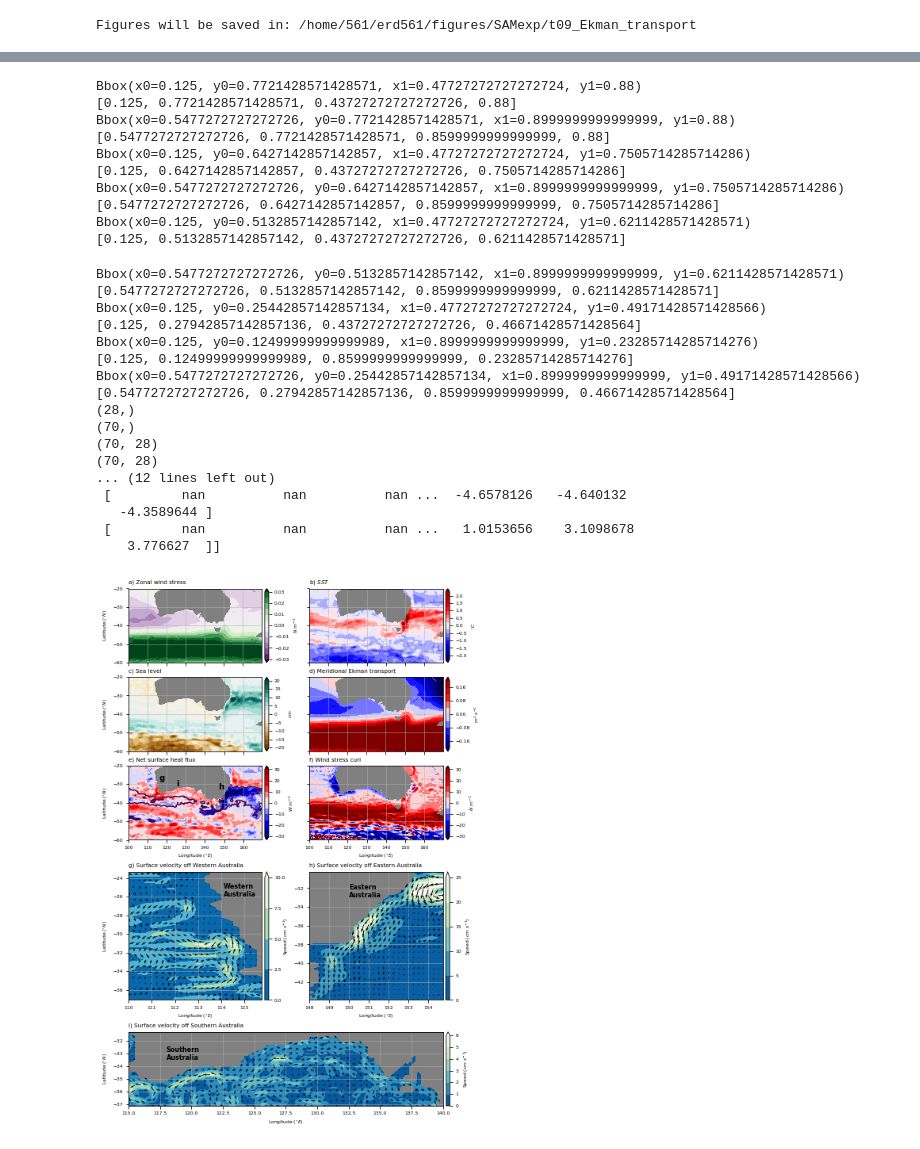
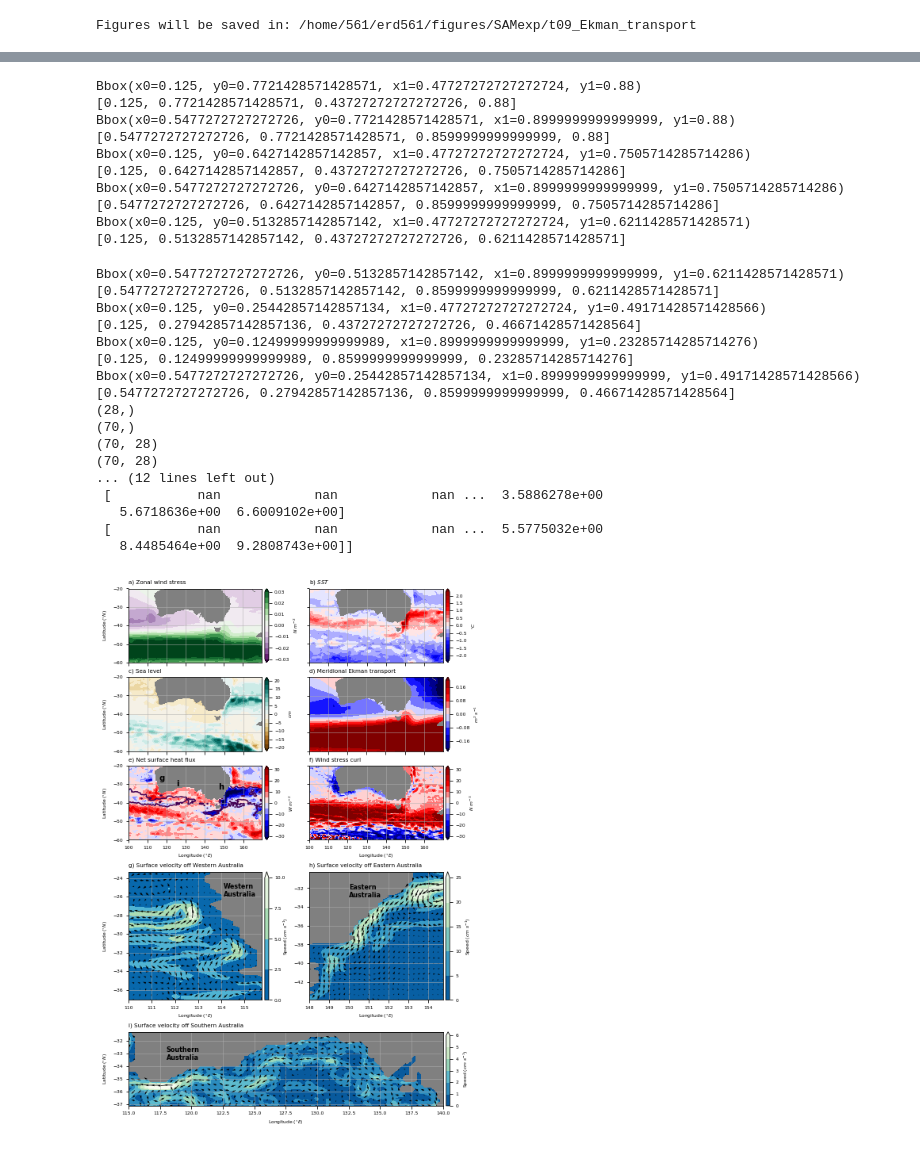
Before and after one commit to ERDuran/gfdl_nyf_1080_rcp85, a Jupyter notebook: t09_Ekman_transport.ipynb, the cells around one changed output, grey strips where cells are left out. Saved outputs shown, nothing was run; the diff lists cells and outputs as text; code cells hidden in the pictures.

```diff
--- a/t09_Ekman_transport.ipynb
+++ b/t09_Ekman_transport.ipynb
@@ -454,29 +373,29 @@ Wall time: 39.3 s
 # %%
-SST_nyf = SST.sel(year=slice(-9,0)).mean(dim='year')
-SST_hist5069 = SST.sel(year=slice(1,10)).mean(dim='year')
-SST_rcp85 = SST.sel(year=slice(11,20)).mean(dim='year')
+# SST_nyf = SST.sel(year=slice(-9,0)).mean(dim='year')
+SST_hist5069 = SST.sel(year=slice(0,9)).mean(dim='year')
+SST_rcp85 = SST.sel(year=slice(10,19)).mean(dim='year')
 
-tau_x_nyf = tau_x.sel(year=slice(-9,0)).mean(dim='year')
-tau_x_hist5069 = tau_x.sel(year=slice(1,10)).mean(dim='year')
-tau_x_rcp85 = tau_x.sel(year=slice(11,20)).mean(dim='year')
+# tau_x_nyf = tau_x.sel(year=slice(-9,0)).mean(dim='year')
+tau_x_hist5069 = tau_x.sel(year=slice(0,9)).mean(dim='year')
+tau_x_rcp85 = tau_x.sel(year=slice(10,19)).mean(dim='year')
 
-sea_level_nyf = sea_level.sel(year=slice(-9,0)).mean(dim='year')
-sea_level_hist5069 = sea_level.sel(year=slice(1,10)).mean(dim='year')
-sea_level_rcp85 = sea_level.sel(year=slice(11,20)).mean(dim='year')
+# sea_level_nyf = sea_level.sel(year=slice(-9,0)).mean(dim='year')
+sea_level_hist5069 = sea_level.sel(year=slice(0,9)).mean(dim='year')
+sea_level_rcp85 = sea_level.sel(year=slice(10,19)).mean(dim='year')
 
-u_nyf = u.sel(year=slice(-9,0)).mean(dim='year')
-u_hist5069 = u.sel(year=slice(1,10)).mean(dim='year')
-u_rcp85 = u.sel(year=slice(11,20)).mean(dim='year')
+# u_nyf = u.sel(year=slice(-9,0)).mean(dim='year')
+u_hist5069 = u.sel(year=slice(0,9)).mean(dim='year')
+u_rcp85 = u.sel(year=slice(10,19)).mean(dim='year')
 
-v_nyf = v.sel(year=slice(-9,0)).mean(dim='year')
-v_hist5069 = v.sel(year=slice(1,10)).mean(dim='year')
-v_rcp85 = v.sel(year=slice(11,20)).mean(dim='year')
+# v_nyf = v.sel(year=slice(-9,0)).mean(dim='year')
+v_hist5069 = v.sel(year=slice(0,9)).mean(dim='year')
+v_rcp85 = v.sel(year=slice(10,19)).mean(dim='year')
 
-net_sfc_heating_hist5069 = net_sfc_heating.sel(year=slice(1,10)).mean(dim='year')
-net_sfc_heating_rcp85 = net_sfc_heating.sel(year=slice(11,20)).mean(dim='year')
+net_sfc_heating_hist5069 = net_sfc_heating.sel(year=slice(0,9)).mean(dim='year')
+net_sfc_heating_rcp85 = net_sfc_heating.sel(year=slice(10,19)).mean(dim='year')
 
-tau_curl_hist5069 = tau_curl.sel(year=slice(1,10)).mean(dim='year')
-tau_curl_rcp85 = tau_curl.sel(year=slice(11,20)).mean(dim='year')
+tau_curl_hist5069 = tau_curl.sel(year=slice(0,9)).mean(dim='year')
+tau_curl_rcp85 = tau_curl.sel(year=slice(10,19)).mean(dim='year')
 
 h_ek = 30
 rho_0 = 1027
@@ -986,36 +905,36 @@ cbar = plt.colorbar(contf, orientation='vertical',
 output_ls = os.listdir(figures_path)
 if not script_name:
     script_name = 'test'
 elif script_name not in output_ls:
     os.mkdir(figures_path + '/' + script_name)
 plt.savefig(figures_path + '/' + script_name + '/' + script_name[0:3] \
-            + '_fig1_4.png', bbox_inches='tight', dpi=300)
+            + '_fig1_5.png', bbox_inches='tight', dpi=300)
 # %% [output]
 Bbox(x0=0.125, y0=0.7721428571428571, x1=0.47727272727272724, y1=0.88)
 [0.125, 0.7721428571428571, 0.43727272727272726, 0.88]
 Bbox(x0=0.5477272727272726, y0=0.7721428571428571, x1=0.8999999999999999, y1=0.88)
 [0.5477272727272726, 0.7721428571428571, 0.8599999999999999, 0.88]
 Bbox(x0=0.125, y0=0.6427142857142857, x1=0.47727272727272724, y1=0.7505714285714286)
 [0.125, 0.6427142857142857, 0.43727272727272726, 0.7505714285714286]
 Bbox(x0=0.5477272727272726, y0=0.6427142857142857, x1=0.8999999999999999, y1=0.7505714285714286)
 [0.5477272727272726, 0.6427142857142857, 0.8599999999999999, 0.7505714285714286]
 Bbox(x0=0.125, y0=0.5132857142857142, x1=0.47727272727272724, y1=0.6211428571428571)
 [0.125, 0.5132857142857142, 0.43727272727272726, 0.6211428571428571]
 Bbox(x0=0.5477272727272726, y0=0.5132857142857142, x1=0.8999999999999999, y1=0.6211428571428571)
 [0.5477272727272726, 0.5132857142857142, 0.8599999999999999, 0.6211428571428571]
 Bbox(x0=0.125, y0=0.25442857142857134, x1=0.47727272727272724, y1=0.49171428571428566)
 [0.125, 0.27942857142857136, 0.43727272727272726, 0.46671428571428564]
 Bbox(x0=0.125, y0=0.12499999999999989, x1=0.8999999999999999, y1=0.23285714285714276)
 [0.125, 0.12499999999999989, 0.8599999999999999, 0.23285714285714276]
 Bbox(x0=0.5477272727272726, y0=0.25442857142857134, x1=0.8999999999999999, y1=0.49171428571428566)
 [0.5477272727272726, 0.27942857142857136, 0.8599999999999999, 0.46671428571428564]
 (28,)
 (70,)
 (70, 28)
 (70, 28)
 ... (12 lines left out)
- [         nan          nan          nan ...  -4.6578126   -4.640132
-   -4.3589644 ]
- [         nan          nan          nan ...   1.0153656    3.1098678
-    3.776627  ]]
+ [           nan            nan            nan ...  3.5886278e+00
+   5.6718636e+00  6.6009102e+00]
+ [           nan            nan            nan ...  5.5775032e+00
+   8.4485464e+00  9.2808743e+00]]
-[figure, old version]
+[figure, new version]
```
Also changed, not shown: parts of 7 cells of this notebook, 2 other files.
